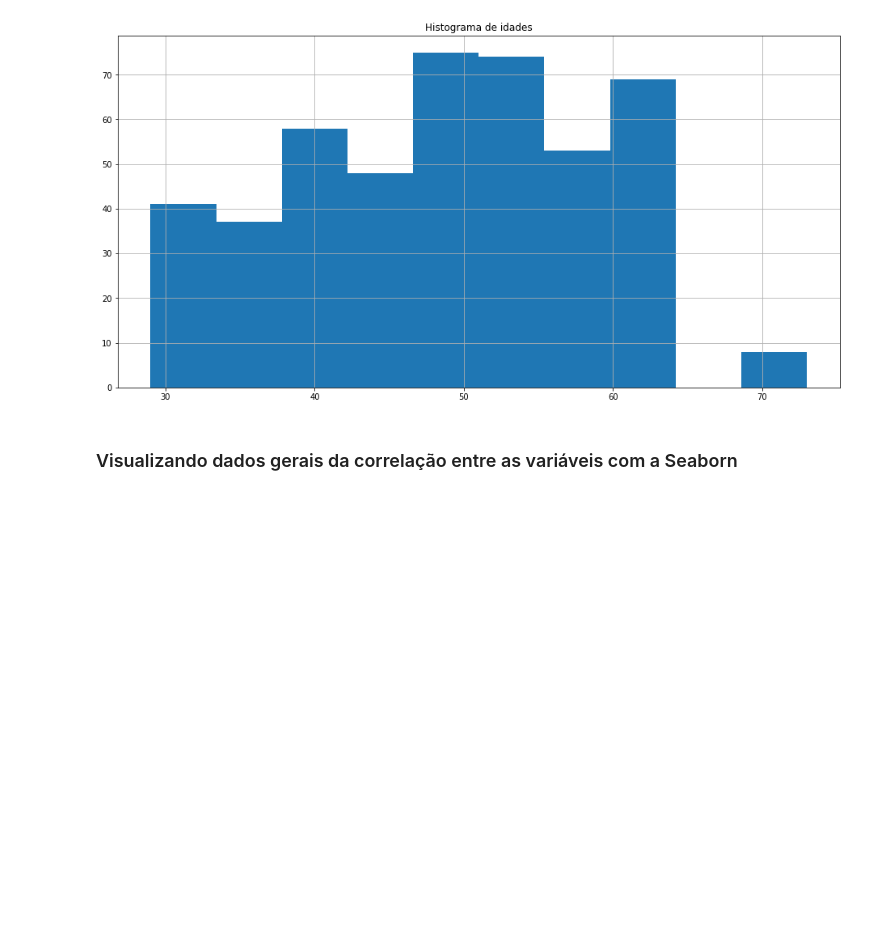
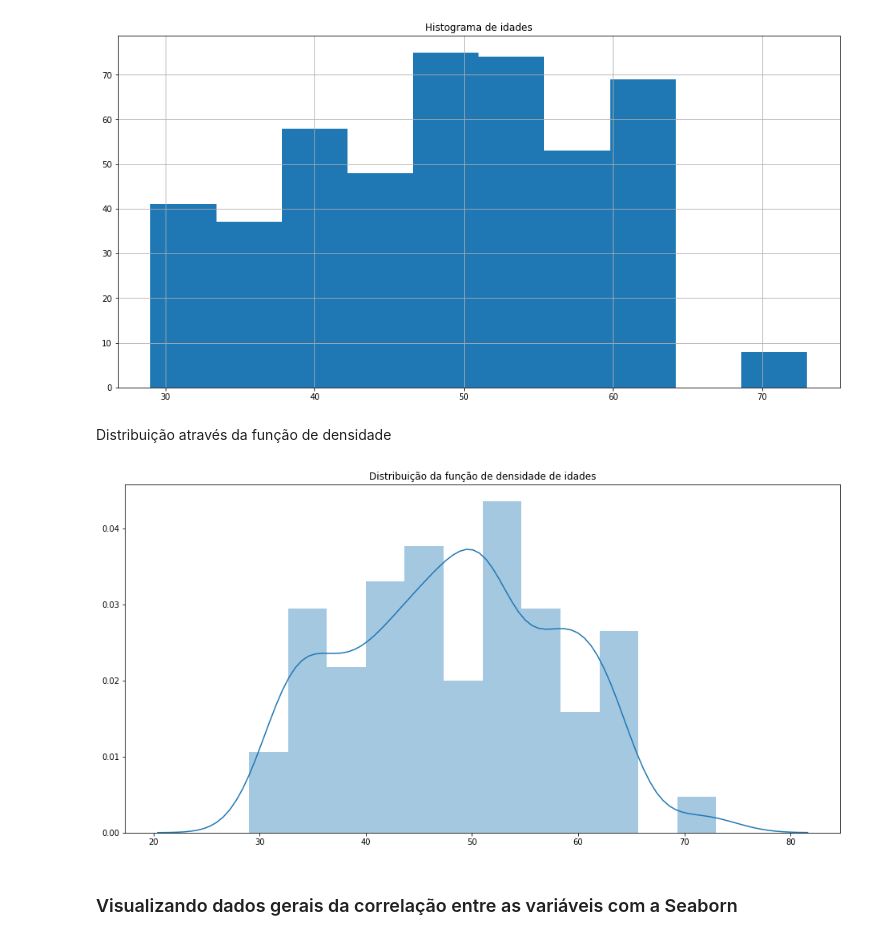
Before and after one commit to vhnegrisoli/ibm-statistics, a Jupyter notebook: 01 - Statistics - Importando dados, média, moda, mediana, desvio padrão e agrupamento.ipynb, the cells around one changed output. Drawn from its saved outputs; the diff is of its cells as text; code cells hidden in the pictures; blank space fills up the shorter version.

Commit message:
Adiciona distribuição e função de densidade no primeiro notebook

```diff
--- a/01 - Statistics - Importando dados, média, moda, mediana, desvio padrão e agrupamento.ipynb
+++ b/01 - Statistics - Importando dados, média, moda, mediana, desvio padrão e agrupamento.ipynb
@@ -105,6 +108,14 @@ dados.age.hist()
 configurar_plot('', '', 'Histograma de idades', 16, 8)
 # %% [output]
 [figure]
+# %% [markdown]
+Distribuição através da função de densidade
+# %%
+sns.distplot(dados['age'].to_numpy())
+
+configurar_plot('', '', 'Distribuição da função de densidade de idades', 16, 8)
+# %% [output]
+[figure, added]
 # %% [markdown]
 ### Visualizando dados gerais da correlação entre as variáveis com a Seaborn
 # %% [markdown]
```
Also changed, not shown: parts of 8 cells of this notebook.
